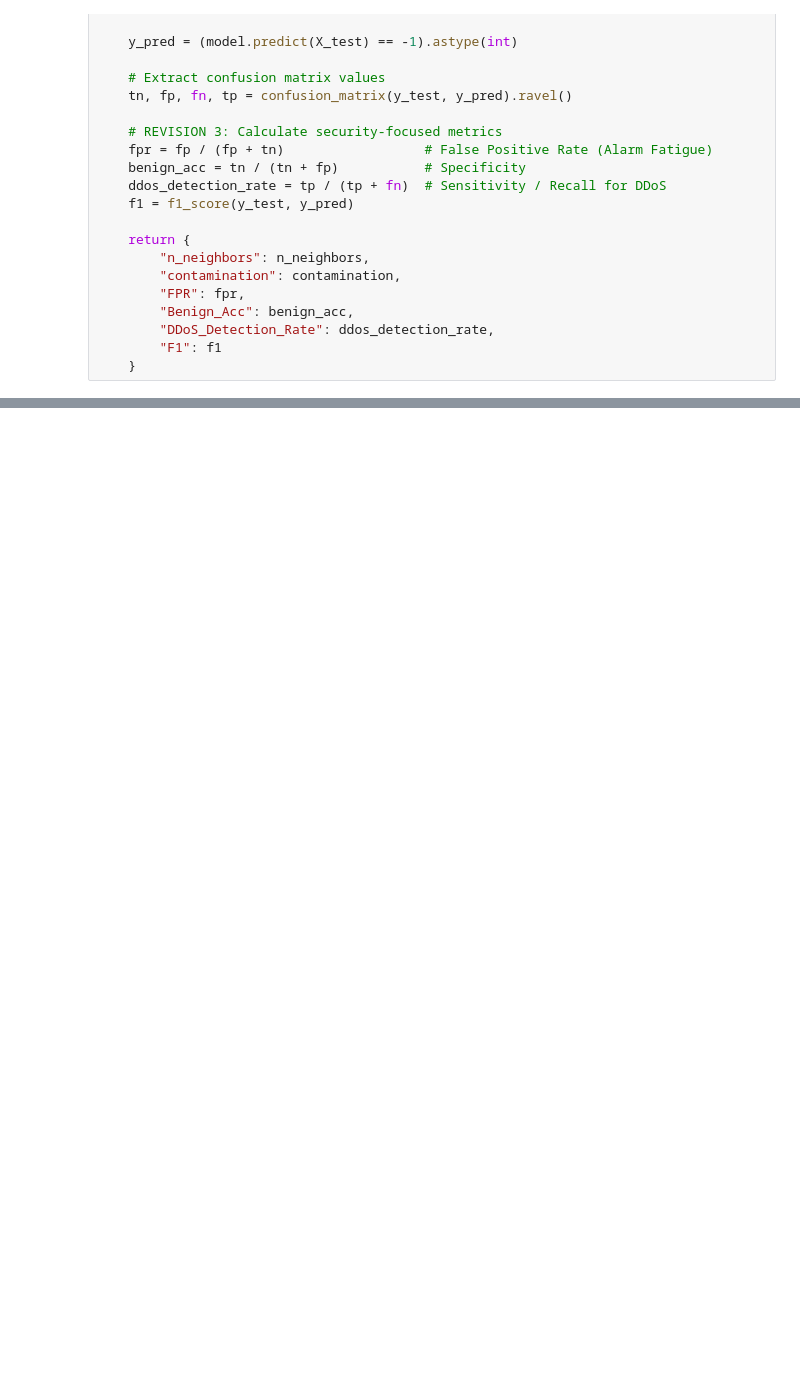
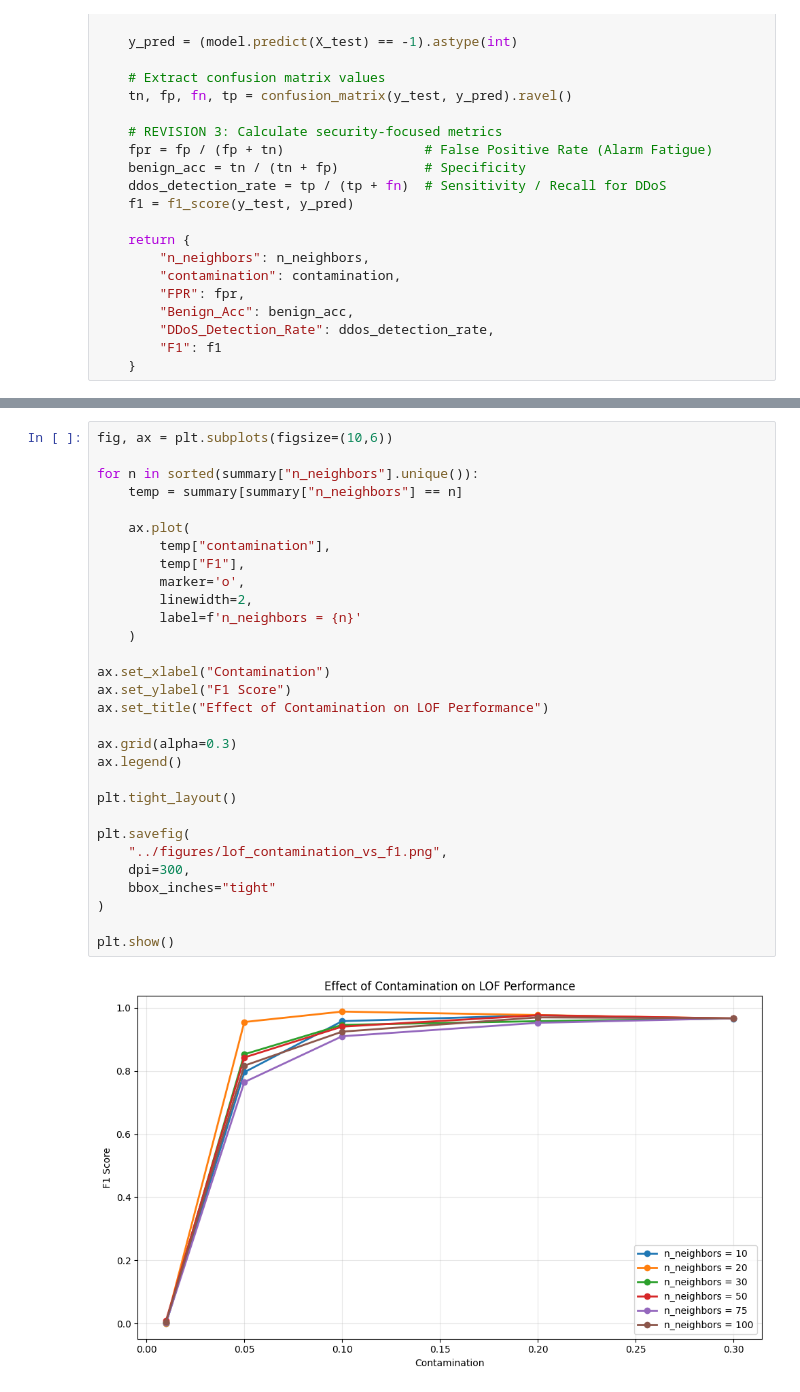
Before and after one commit to yatharthagarwal0620-art/network-anomaly-detection, a Jupyter notebook: notebooks/06_LocalOutlierFactor_Revised.ipynb, the cells around one changed output, grey strips where cells are left out. Drawn from its saved outputs; the diff is of its cells as text; blank space fills up the shorter version.

```diff
--- a/notebooks/06_LocalOutlierFactor_Revised.ipynb
+++ b/notebooks/06_LocalOutlierFactor_Revised.ipynb
@@ -193,0 +239,32 @@ weighted avg       0.94      0.93      0.93    156535
+# %%
+fig, ax = plt.subplots(figsize=(10,6))
+
+for n in sorted(summary["n_neighbors"].unique()):
+    temp = summary[summary["n_neighbors"] == n]
+
+    ax.plot(
+        temp["contamination"],
+        temp["F1"],
+        marker='o',
+        linewidth=2,
+        label=f'n_neighbors = {n}'
+    )
+
+ax.set_xlabel("Contamination")
+ax.set_ylabel("F1 Score")
+ax.set_title("Effect of Contamination on LOF Performance")
+
+ax.grid(alpha=0.3)
+ax.legend()
+
+plt.tight_layout()
+
+plt.savefig(
+    "../figures/lof_contamination_vs_f1.png",
+    dpi=300,
+    bbox_inches="tight"
+)
+
+plt.show()
+# %% [output]
+[figure, added]
```
Also changed, not shown: parts of 6 cells of this notebook, 5 other files.
